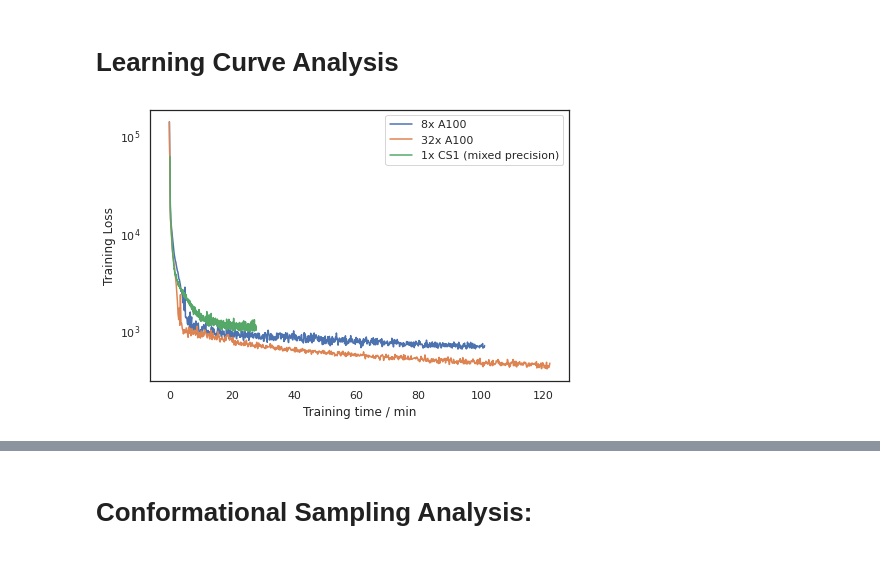
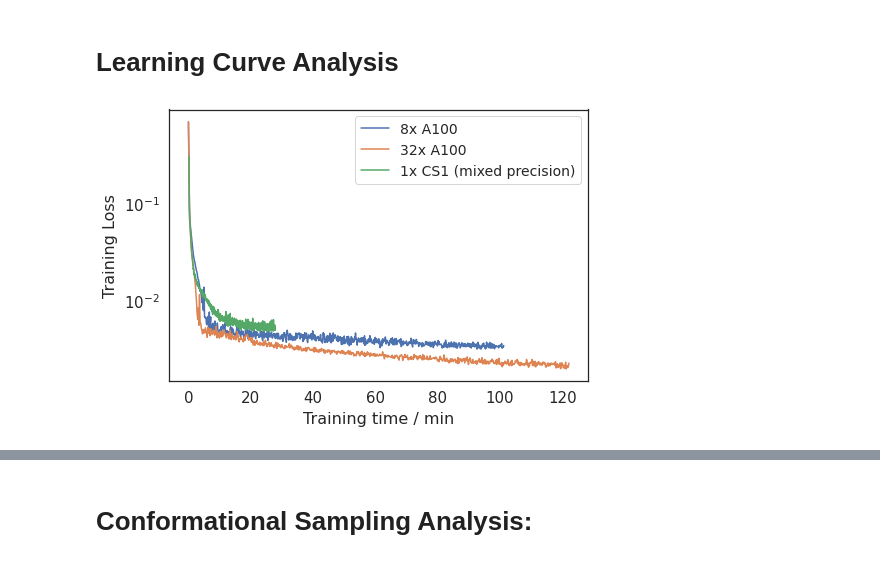
Before and after one commit to braceal/PASC21-Stream-AI-MD, a Jupyter notebook: misha.ipynb, the cells around one changed output, grey strips where cells are left out. Saved outputs shown, nothing was run; the diff lists cells and outputs as text; code cells hidden in the pictures.

```diff
--- a/misha.ipynb
+++ b/misha.ipynb
@@ -90,8 +94,8 @@ Scanning md_runs for start/end times (this takes a while...)
 # %%
 p = Path("/projects/RL-fold/msalim/production-runs/pasc/")
 paths = [p/"nsp1016_448_gpu.1", p/"nsp1016_448_gpu.2", p/"nsp1016_448_cs1.3"]
 labels = ["8x A100", "32x A100", "1x CS1 (mixed precision)"]
-plot_losses(paths, labels=labels, as_time=True)
+plot_losses(paths, labels=labels, scale=1.0/448.0**2, as_time=True)
 save_fig("learning_curves_nsp1016")
 # %% [output]
-[figure, old version]
+[figure, new version]
```
Also changed, not shown: parts of 10 cells of this notebook, 9 other files.
